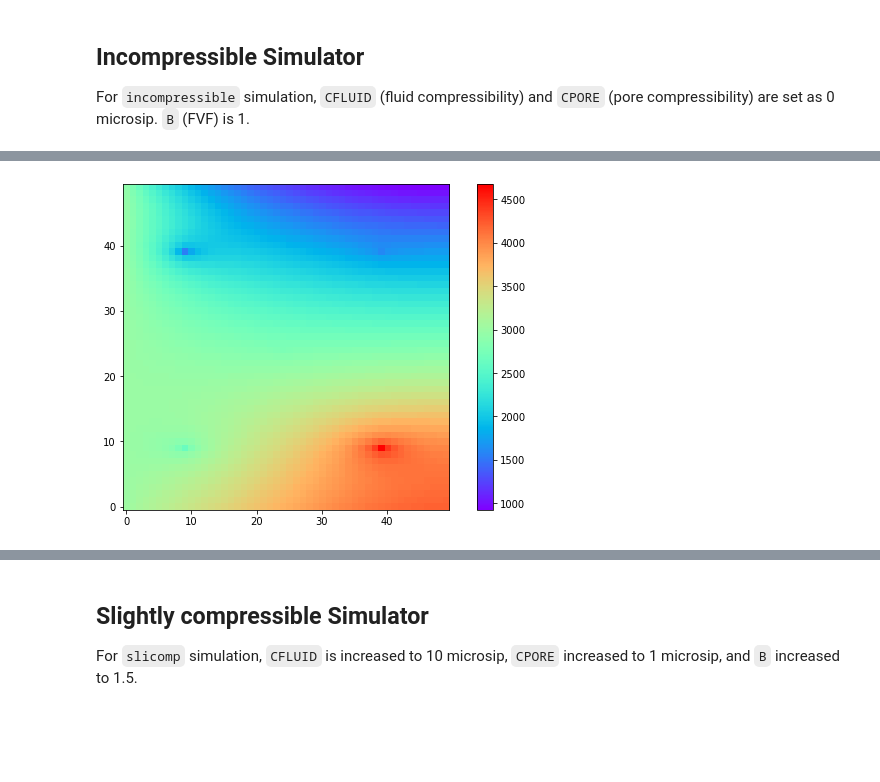
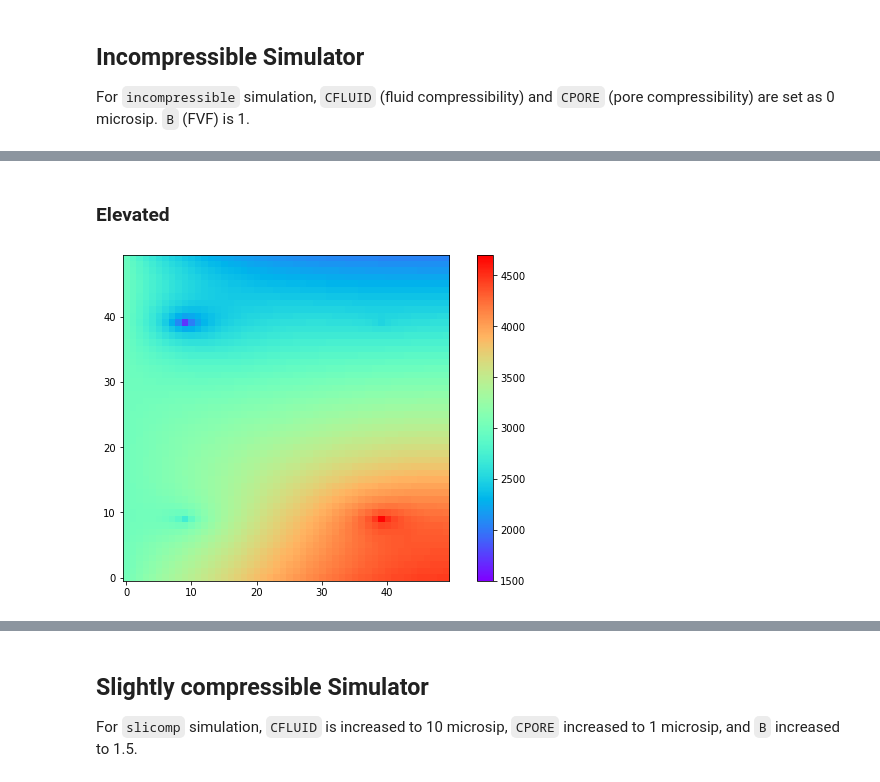
Before and after one commit to yohanesnuwara/pyresim, a Jupyter notebook: simulators/PyReSim2d.ipynb, the cells around one changed output, grey strips where cells are left out. Cells and saved outputs as stored; diff of their text form; code cells hidden in the pictures; blank space fills up the shorter version.

```diff
--- a/simulators/PyReSim2d.ipynb
+++ b/simulators/PyReSim2d.ipynb
@@ -39,3 +500,5 @@ For `incompressible` simulation, `CFLUID` (fluid compressibility) and `CPORE` (p
+# %% [markdown]
+### Elevated
 # %%
 import warnings
 
@@ -49,6 +512,23 @@ filepath = '/content/pyresim/input/intermediate/intermediate2d_input.txt'
 
 # call the read_input function to read input data
 reservoir_input, wells, west_boundary, east_boundary, south_boundary, north_boundary = read_input(filepath)
+
+"""""""""""
+RESERVOIR DEPTH
+
+* If you have depth data (reservoir is ELEVATED), read the data using
+  'read_depth' function
+* If you don't have and you want to simulate ELEVATED reservoir,
+  create your own synthetic data
+* If you don't have and you want to simulate NON-ELEVATED reservoir,
+  create constant depth using 'create_depth2d'
+"""""""""""
+
+# create 2D synthetic depth
+
+# z_array = create_depth2d(reservoir_input, model='horizontal',  z=3000.)
+z_array = create_depth2d(reservoir_input, model='anticline')
+# z_array = create_depth2d(reservoir_input, model='dipping_to_north')
 
 """""""""""
 INPUT PROCESSING
@@ -66,6 +546,7 @@ kx = reservoir_input['kx']
 ky = reservoir_input['ky']
 B = reservoir_input['B']
 mu = reservoir_input['mu']
+rho = reservoir_input['rho']
 
 # well information (dataframe)
 well_name = wells['well_name']
@@ -370,6 +851,12 @@ for i in range(xi):
             T = T
             boundary['T'] = None
 
+            # potential term for INNER BLOCKS is NOT ZERO. Has elevation from
+            # neighboring blocks
+            potential_term = potential_term2d(rho, T, z_array[i+1,j], z_array[i-1,j],
+                                              z_array[i,j-1], z_array[i,j+1],
+                                              z_array[i,j])
+
         else:
             # Boundary blocks.
             bound_T = []
@@ -382,46 +869,46 @@ for i in range(xi):
 
             boundary['T'] = bound_T
 
+            # potential term for BOUNDARY BLOCKS is ZERO. Elevation of the
+            # boundary blocks equal to the boundary zone
+            potential_term = 0
+
         # calculate LHS coefficients
         px_min, px_plus, py_min, py_plus, p = lhs_coeffs2d_welltype(bound_loc[i, j],
                                                                     well, T, mu, B,
                                                                     solver='incompressible')
 
-        # calculate potential term
-        # Equals 0. the grid block is not elevated
-        potential_term = 0
-
         # calculate RHS constants
-        rhs = rhs_constant2d_welltype(boundary, well, 0, dx, dy,
+        rhs = rhs_constant2d_welltype(boundary, well, potential_term, dx, dy,
                                       dz, kx, ky, mu, B, solver='incompressible')
 
         # fill in LHS matrix
         lhs_mat = fill2d_lhs_mat(bound_loc[i, j], block_index[i, j], xi, lhs_mat,
                                  px_min, px_plus, py_min, py_plus, p)
 
         # fill in RHS matrix
         rhs_mat = fill2d_rhs_mat(block_index[i, j], rhs_mat, rhs)
 
 """""""""""
 PRESSURE SOLVER
 """""""""""
 p_sol = np.linalg.solve(lhs_mat, rhs_mat)
 
 p_sol = p_sol.T.reshape(-1)
 
 """""""""""
 DISPLAY PRESSURE
 """""""""""
 
 # display well
 xsc = np.array(well_loc)[:,0]
 ysc = np.array(well_loc)[:,1]
 
 p_sol = p_sol.reshape(-1, xi)
 plt.figure(figsize=(10,6))
-plt.imshow(p_sol, cmap='rainbow', origin='lower')
+plt.imshow(p_sol, vmin=1500, vmax=4700, cmap='rainbow', origin='lower')
 plt.colorbar()
 # plt.scatter(xsc, ysc, color='black')
 plt.show()
 # %% [output]
-[figure, old version]
+[figure, new version]
```
Also changed, not shown: parts of 18 cells of this notebook.
